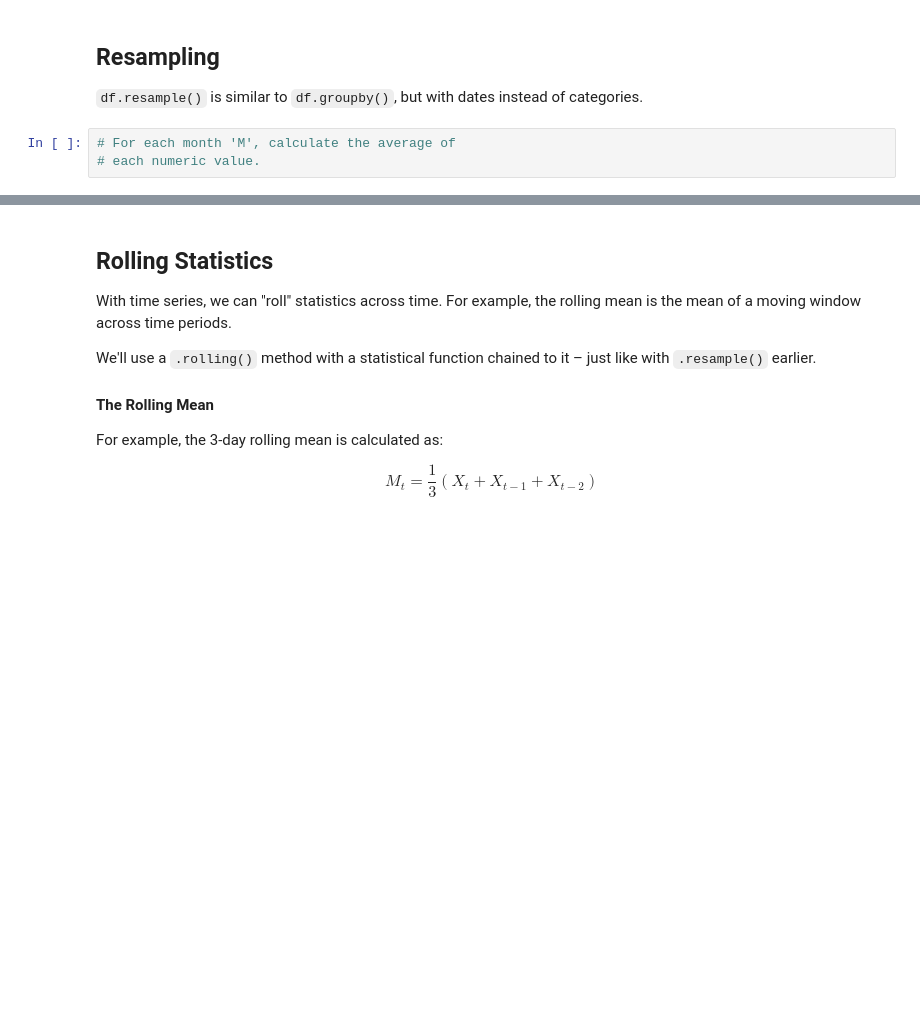
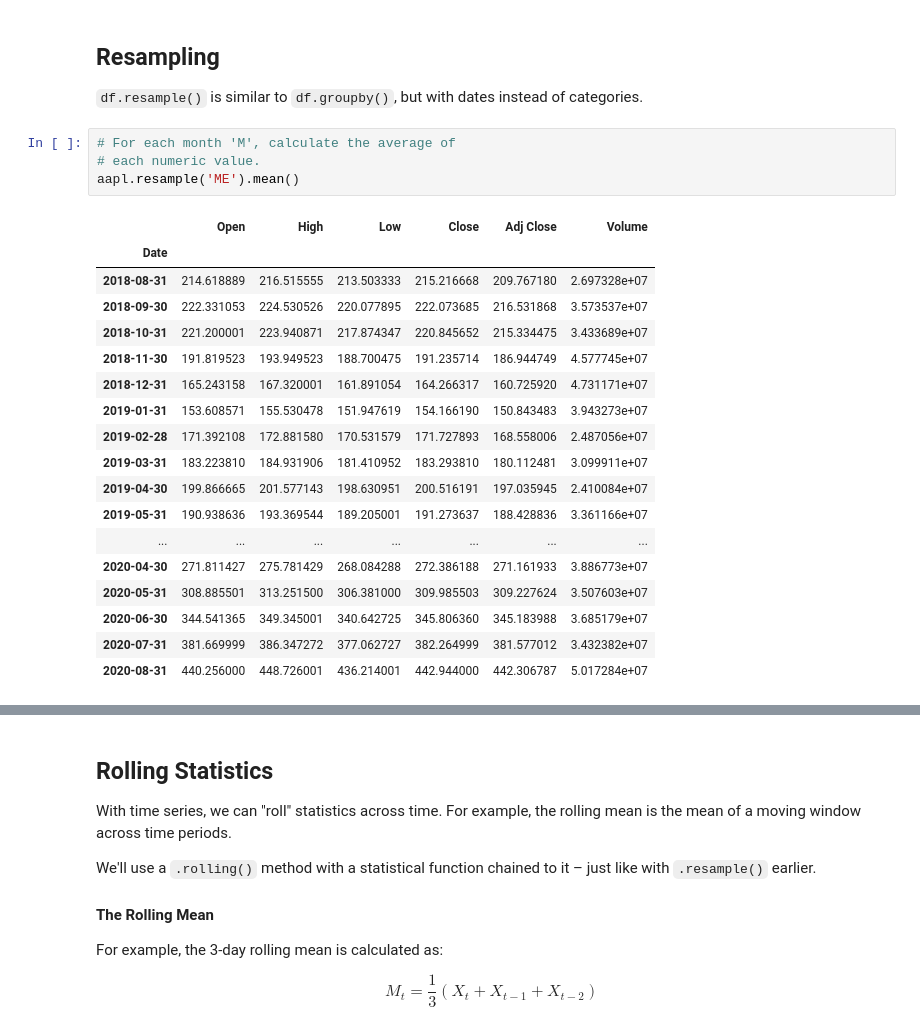
Before and after one commit to pavlek358/DSB-Unit-03, a Jupyter notebook: 16 - Time Series I - EDA/ts-i-eda-starter.ipynb, the cells around one changed output, grey strips where cells are left out. Drawn from its saved outputs; the diff is of its cells as text; blank space fills up the shorter version.

```diff
--- a/16 - Time Series I - EDA/ts-i-eda-starter.ipynb
+++ b/16 - Time Series I - EDA/ts-i-eda-starter.ipynb
@@ -145,5 +149,25 @@ aapl.loc[aapl.index.month == 1]
 # %%
 # For each month 'M', calculate the average of
 # each numeric value.
+aapl.resample('ME').mean()
+# %% [output]
+|  | Open | High | Low | Close | Adj Close | Volume |
+| Date |  |  |  |  |  |  |
+| 2018-08-31 | 214.618889 | 216.515555 | 213.503333 | 215.216668 | 209.767180 | 2.697328e+07 |
+| 2018-09-30 | 222.331053 | 224.530526 | 220.077895 | 222.073685 | 216.531868 | 3.573537e+07 |
+| 2018-10-31 | 221.200001 | 223.940871 | 217.874347 | 220.845652 | 215.334475 | 3.433689e+07 |
+| 2018-11-30 | 191.819523 | 193.949523 | 188.700475 | 191.235714 | 186.944749 | 4.577745e+07 |
+| 2018-12-31 | 165.243158 | 167.320001 | 161.891054 | 164.266317 | 160.725920 | 4.731171e+07 |
+| 2019-01-31 | 153.608571 | 155.530478 | 151.947619 | 154.166190 | 150.843483 | 3.943273e+07 |
+| 2019-02-28 | 171.392108 | 172.881580 | 170.531579 | 171.727893 | 168.558006 | 2.487056e+07 |
+| 2019-03-31 | 183.223810 | 184.931906 | 181.410952 | 183.293810 | 180.112481 | 3.099911e+07 |
+| 2019-04-30 | 199.866665 | 201.577143 | 198.630951 | 200.516191 | 197.035945 | 2.410084e+07 |
+| 2019-05-31 | 190.938636 | 193.369544 | 189.205001 | 191.273637 | 188.428836 | 3.361166e+07 |
+| ... | ... | ... | ... | ... | ... | ... |
+| 2020-04-30 | 271.811427 | 275.781429 | 268.084288 | 272.386188 | 271.161933 | 3.886773e+07 |
+| 2020-05-31 | 308.885501 | 313.251500 | 306.381000 | 309.985503 | 309.227624 | 3.507603e+07 |
+| 2020-06-30 | 344.541365 | 349.345001 | 340.642725 | 345.806360 | 345.183988 | 3.685179e+07 |
+| 2020-07-31 | 381.669999 | 386.347272 | 377.062727 | 382.264999 | 381.577012 | 3.432382e+07 |
+| 2020-08-31 | 440.256000 | 448.726001 | 436.214001 | 442.944000 | 442.306787 | 5.017284e+07 |
 # %%
 # Calculate the sum over each day.
```
Also changed, not shown: parts of 6 cells of this notebook.
